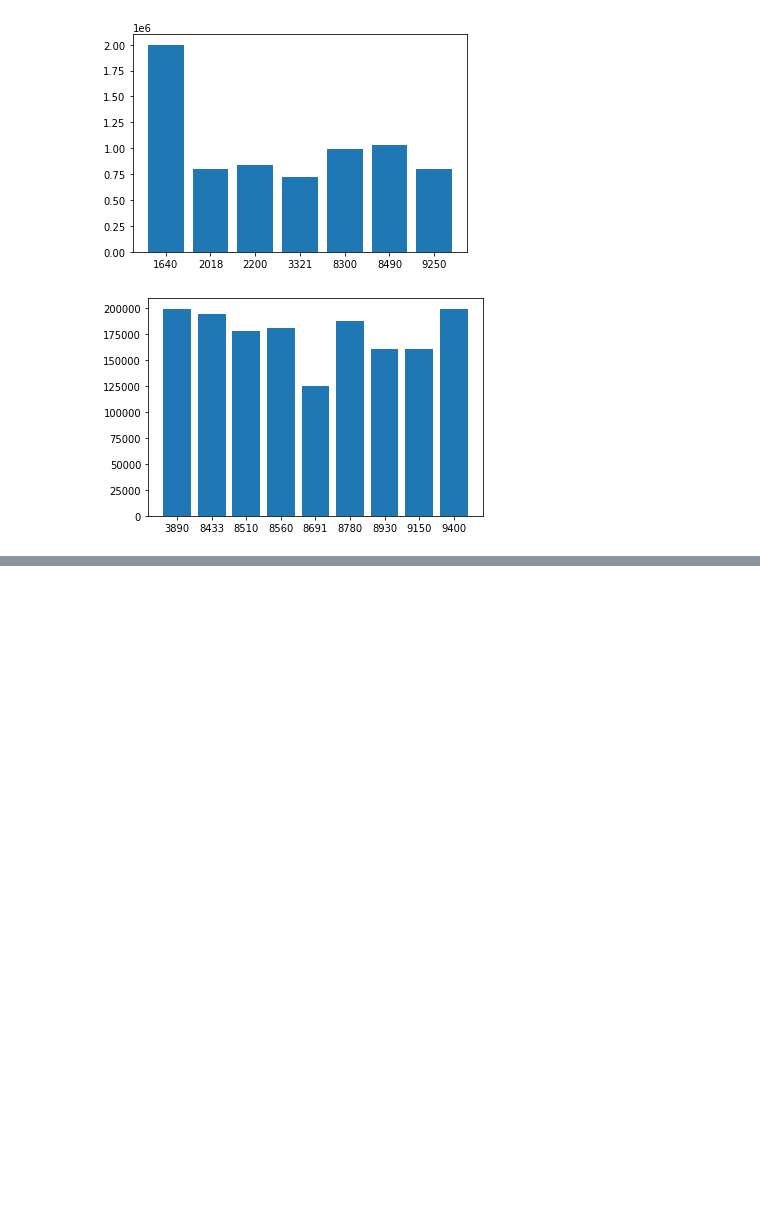
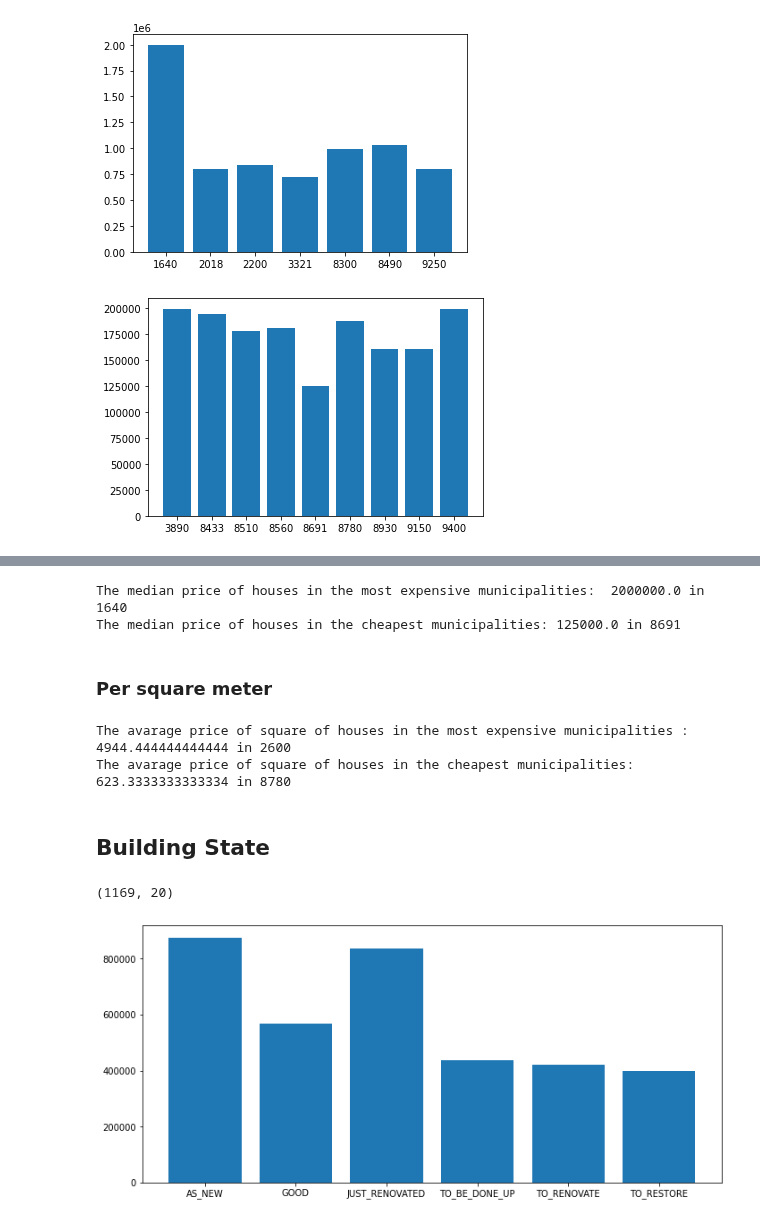
Before and after one commit to phfimmers/Data_visualization, a Jupyter notebook: Correlations/emre_plot.ipynb, the cells around one changed output, grey strips where cells are left out. Saved outputs shown, nothing was run; the diff lists cells and outputs as text; code cells hidden in the pictures; blank space fills up the shorter version.

```diff
--- a/Correlations/emre_plot.ipynb
+++ b/Correlations/emre_plot.ipynb
@@ -87,0 +170,30 @@ plt.show()
+# %%
+median_df(house_filtered)
+# %% [output]
+The median price of houses in the most expensive municipalities:  2000000.0 in 1640
+The median price of houses in the cheapest municipalities: 125000.0 in 8691
+# %% [markdown]
+### Per square meter
+# %%
+per_square(house_filtered)
+# %% [output]
+The avarage price of square of houses in the most expensive municipalities :  4944.444444444444 in 2600
+The avarage price of square of houses in the cheapest municipalities: 623.3333333333334 in 8780
+# %% [markdown]
+## Building State
+# %%
+house_filtered = df.loc[(df.rooms_number==3) & (df.house_is==False) & (df.region=='Brussels')]
+house_filtered.shape
+# %% [output]
+(1169, 20)
+# %%
+by_state = house_filtered.groupby('building_state')['price'].mean()
+by_st = pd.DataFrame(by_state)
+by_st.drop(by_st[by_st.index == 'unknown'].index, inplace = True)
+# Create plot axes
+plt.axes([1,2,1.5,1])
+
+plt.bar(by_st.index, by_st.price)
+plt.show()
+# %% [output]
+[figure, added]
```
Also changed, not shown: parts of 18 cells of this notebook, 3 other files.
